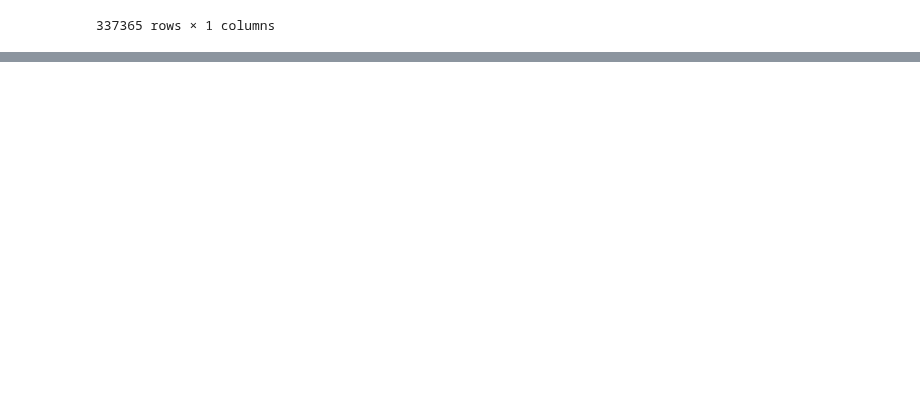
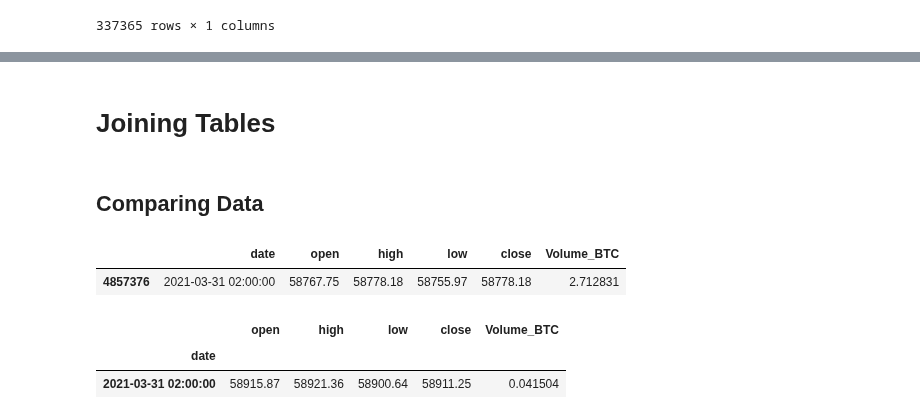
Before and after one commit to timjab92/cryptotrading-indicator, a Jupyter notebook: notebooks/Data_Colecting_Cleaning.ipynb, the cells around one changed output, grey strips where cells are left out. Cells and saved outputs as stored; diff of their text form; code cells hidden in the pictures; blank space fills up the shorter version.

```diff
--- a/notebooks/Data_Colecting_Cleaning.ipynb
+++ b/notebooks/Data_Colecting_Cleaning.ipynb
@@ -67,3 +37,5 @@ df_2.columns = df_2.iloc[0]
 df_2.drop([0], inplace=True)
 # %%
 df_2.drop(columns=["unix","symbol"], inplace=True)
+# %%
+df_2.rename(columns={"Volume BTC":"Volume_BTC"}, inplace=True)
@@ -70,2 +58,6 @@ df_2.drop(columns=["unix","symbol"], inplace=True)
 # %%
-df_2
+df_2["open"]=df_2.open.astype(float)
+df_2["high"]=df_2.high.astype(float)
+df_2["low"]=df_2.low.astype(float)
+df_2["close"]=df_2.close.astype(float)
+df_2["Volume_BTC"]=df_2.Volume_BTC.astype(float)
@@ -102,0 +75,4 @@ datetime.datetime(2011, 12, 31, 8, 52)
+# %%
+df_2=df_2.iloc[::-1]
+# %%
+df_2.set_index("date",inplace=True)
@@ -102,0 +143,15 @@ datetime.datetime(2011, 12, 31, 8, 52)
+# %% [markdown]
+# Joining Tables
+# %% [markdown]
+## Comparing Data
+# %%
+df_1.loc[[4857376]]
+# %% [output]
+|  | date | open | high | low | close | Volume_BTC |
+| 4857376 | 2021-03-31 02:00:00 | 58767.75 | 58778.18 | 58755.97 | 58778.18 | 2.712831 |
+# %%
+df_2.loc[["2021-03-31 02:00:00"]]
+# %% [output]
+|  | open | high | low | close | Volume_BTC |
+| date |  |  |  |  |  |
+| 2021-03-31 02:00:00 | 58915.87 | 58921.36 | 58900.64 | 58911.25 | 0.041504 |
```
Also changed, not shown: parts of 28 cells of this notebook.
